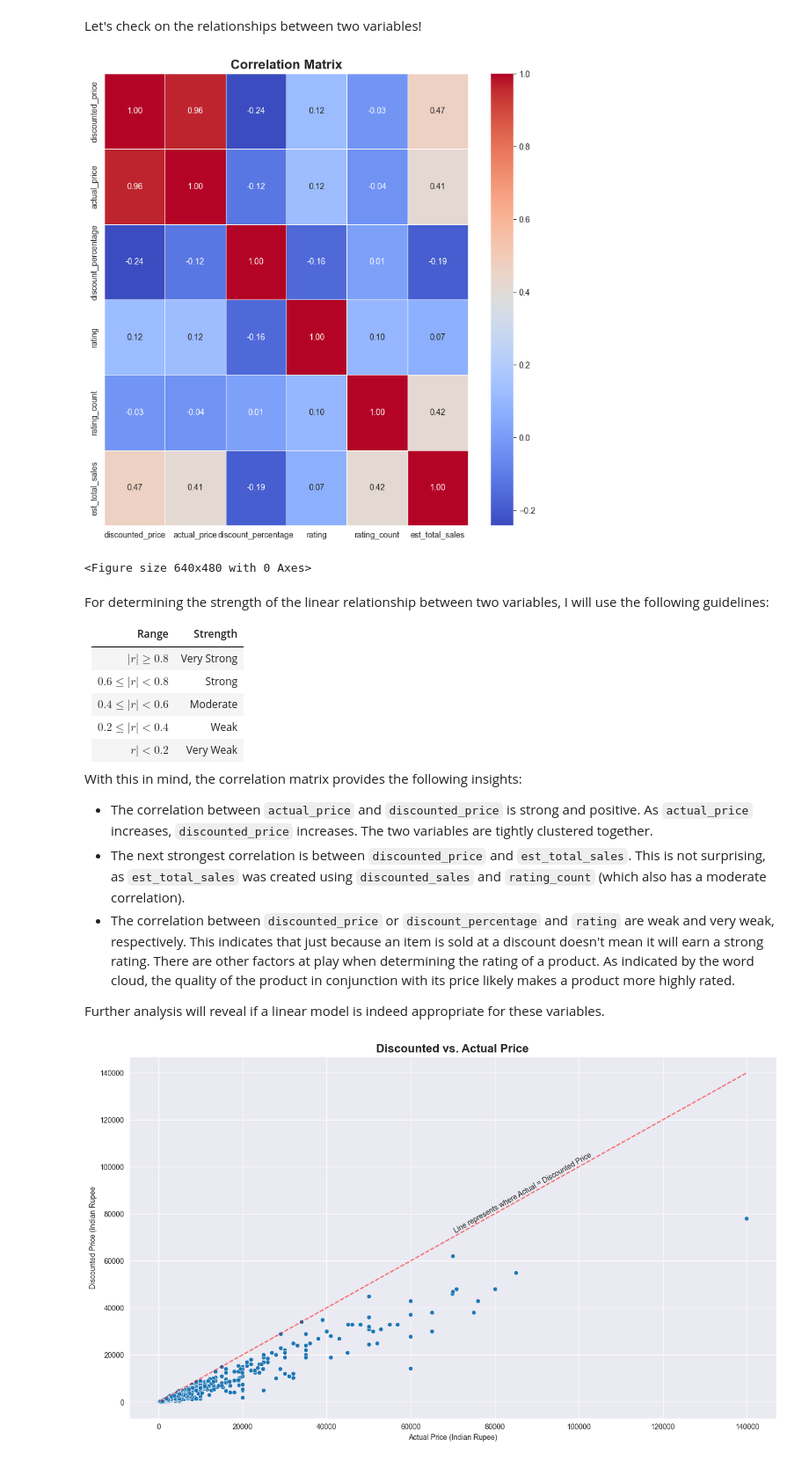
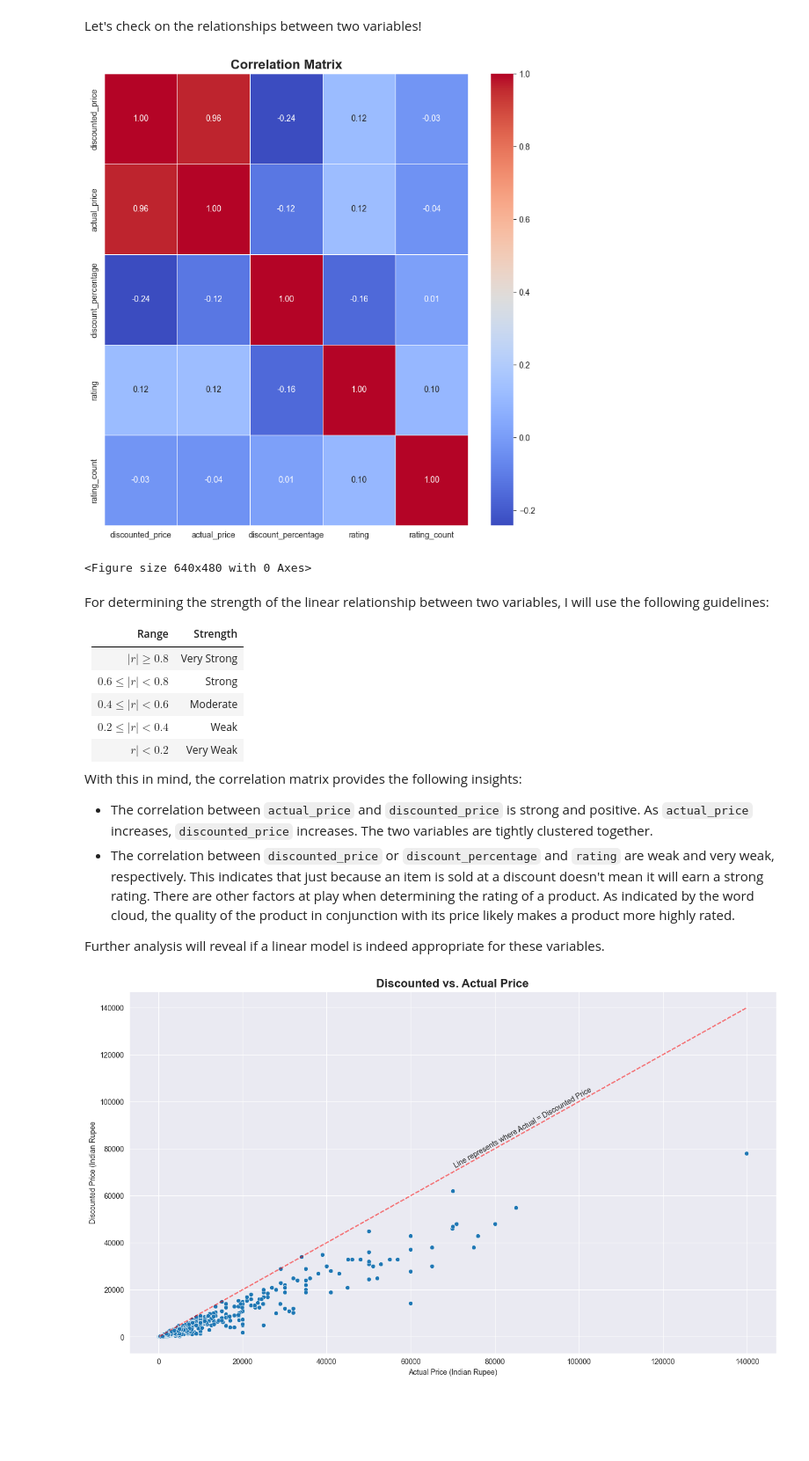
Before and after one commit to ajgafford/Amazon-EDA-Modeling, a Jupyter notebook: amazon_sales.ipynb, the cells around one changed output. Shown at 88% size. Saved outputs shown, nothing was run; the diff lists cells and outputs as text; code cells hidden in the pictures; blank space fills up the shorter version.

```diff
--- a/amazon_sales.ipynb
+++ b/amazon_sales.ipynb
@@ -431,3 +428,0 @@ While not every product sold gets rated or reviewed, I can estimate the total sa
-# %%
-sales['est_total_sales'] = sales['rating_count'] * sales['discounted_price']
-sales['est_total_sales'].info()
@@ -772,22 +763,22 @@ Let's check on the relationships between two variables!
 # %%
 # create a correlation matrix (heatmap) of the quantitative variables
 plt.figure(figsize=(10,10))
-corr_matrix = sales[['discounted_price', 'actual_price', 'discount_percentage', 'rating', 'rating_count', 'est_total_sales']].corr()
+corr_matrix = sales[['discounted_price', 'actual_price', 'discount_percentage', 'rating', 'rating_count']].corr()
 sns.heatmap(corr_matrix,
             annot=True,
             cmap='coolwarm',
             fmt='.2f',
             linewidths=0.5)
 
 # add the title
 plt.title('Correlation Matrix',
          fontweight='heavy',
          size=16)
 
 plt.show()
 plt.clf()
 # %% [output]
-[figure, old version]
+[figure, new version]
 <Figure size 640x480 with 0 Axes>
 # %% [markdown]
 For determining the strength of the linear relationship between two variables, I will use the following guidelines:
@@ -803,7 +794,6 @@ For determining the strength of the linear relationship between two variables, I
 With this in mind, the correlation matrix provides the following insights:
 
 - The correlation between `actual_price` and `discounted_price` is strong and positive. As `actual_price` increases, `discounted_price` increases. The two variables are tightly clustered together.
-- The next strongest correlation is between `discounted_price` and `est_total_sales`. This is not surprising, as `est_total_sales` was created using `discounted_sales` and `rating_count` (which also has a moderate correlation).
 - The correlation between `discounted_price` or `discount_percentage` and `rating` are weak and very weak, respectively. This indicates that just because an item is sold at a discount doesn't mean it will earn a strong rating. There are other factors at play when determining the rating of a product. As indicated by the word cloud, the quality of the product in conjunction with its price likely makes a product more highly rated.
 
 Further analysis will reveal if a linear model is indeed appropriate for these variables.
```
Also changed, not shown: parts of 28 cells of this notebook.
